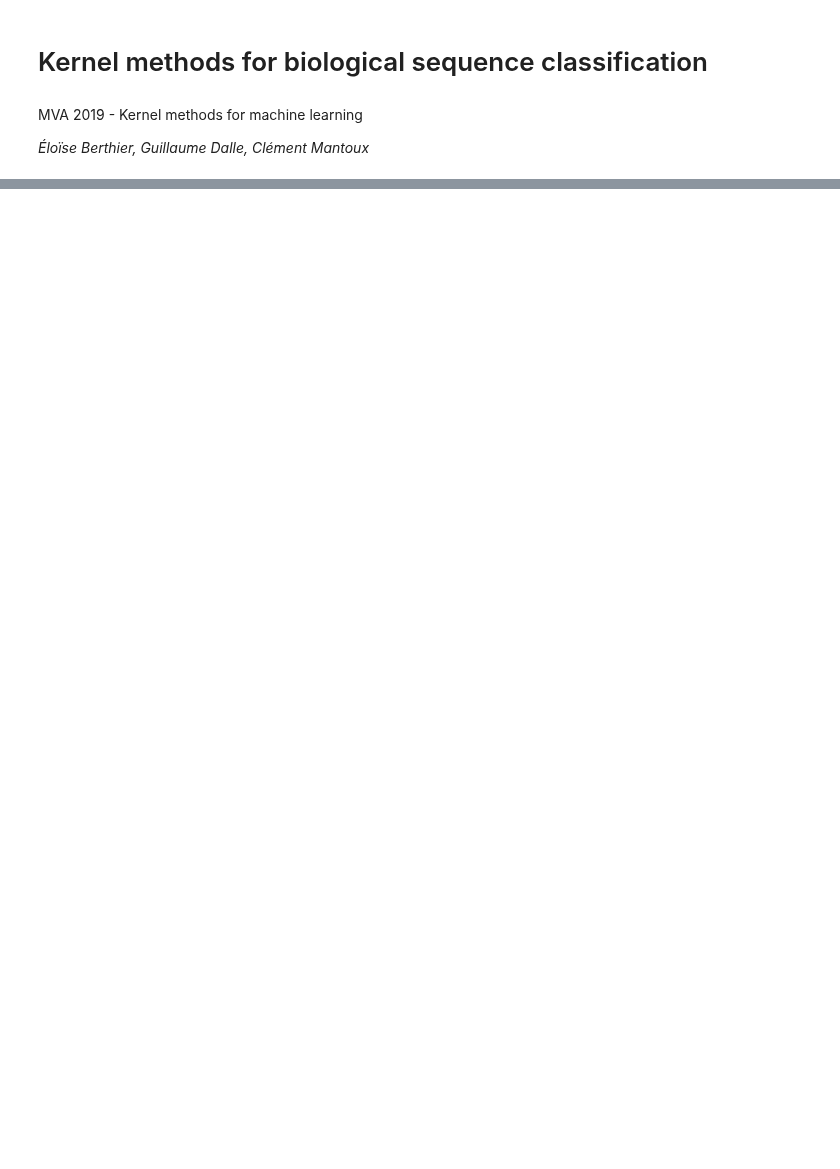
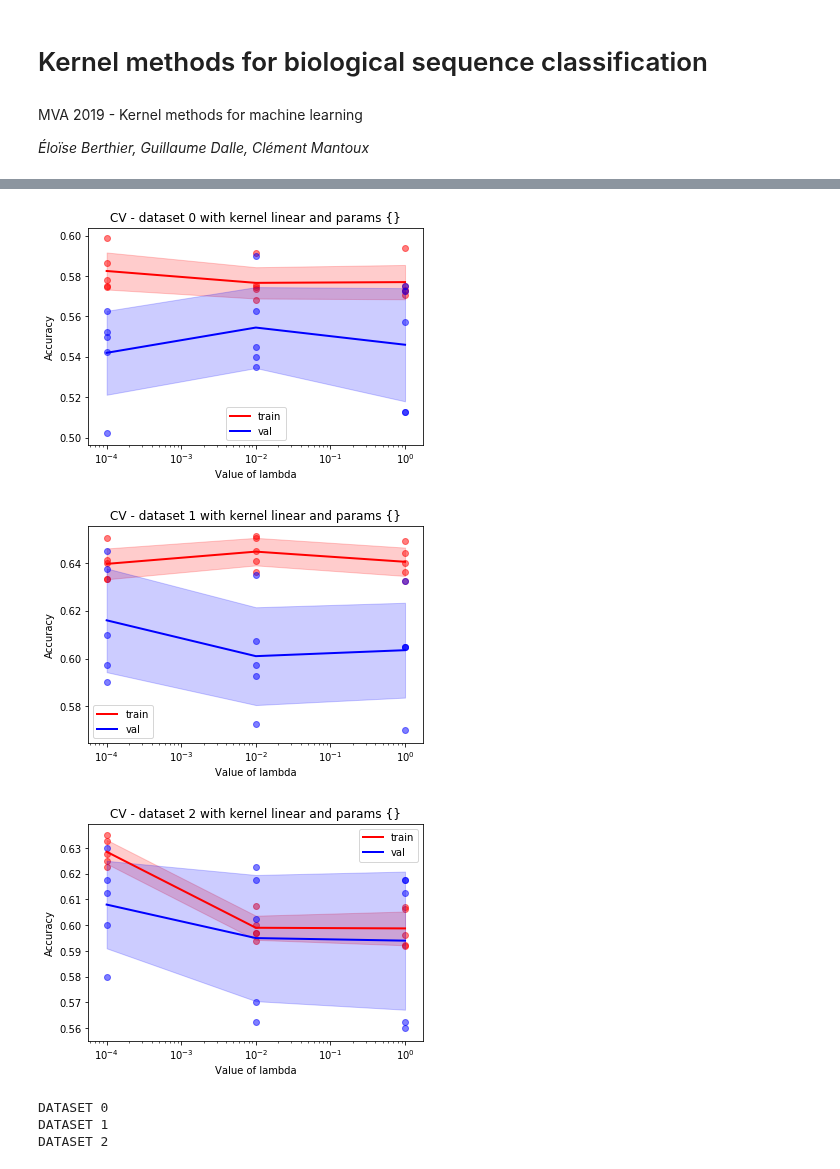
Before and after one commit to gdalle/KernelMethods, a Jupyter notebook: Pipeline.ipynb, the cells around one changed output, grey strips where cells are left out. Saved outputs shown, nothing was run; the diff lists cells and outputs as text; code cells hidden in the pictures; blank space fills up the shorter version.

```diff
--- a/Pipeline.ipynb
+++ b/Pipeline.ipynb
@@ -67,0 +17,16 @@ DATASET 3
+# %%
+suffix = "mat100"
+kernels = [LinearKernel()]
+lambdas = np.logspace(-4, 0., 3)
+# %%
+best_kernels, best_lambdas = backend.tune_parameters(suffix, kernels, lambdas, plot=True)
+# %% [output]
+[figure, added]
+[figure, added]
+[figure, added]
+# %%
+backend.final_prediction(suffix, best_kernels, best_lambdas)
+# %% [output]
+DATASET 0
+DATASET 1
+DATASET 2
```
Also changed, not shown: parts of 8 cells of this notebook, 5 other files.
